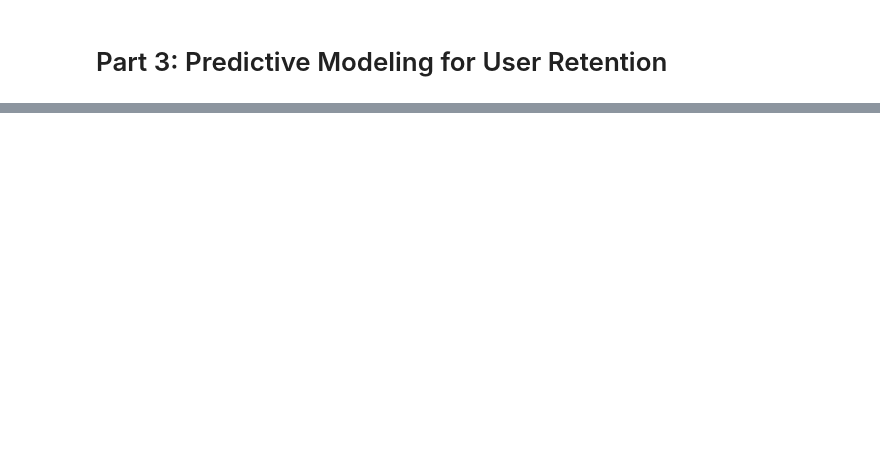
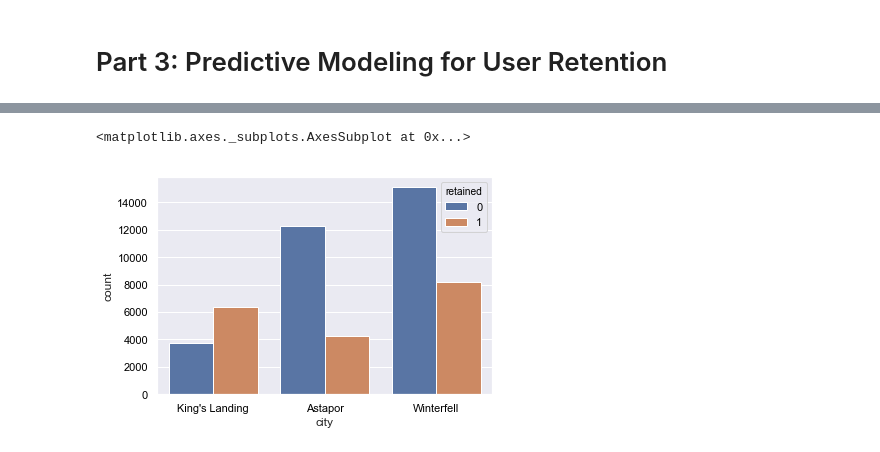
Before and after one commit to dorislin27/Springboard_Data_Sceicne_Track, a Jupyter notebook: ultimate_challenge/Ultimate_Challenge.ipynb, the cells around one changed output, grey strips where cells are left out. Saved outputs shown, nothing was run; the diff lists cells and outputs as text; code cells hidden in the pictures; blank space fills up the shorter version.

```diff
--- a/ultimate_challenge/Ultimate_Challenge.ipynb
+++ b/ultimate_challenge/Ultimate_Challenge.ipynb
@@ -169,0 +300,6 @@ However, a toll bridge, with a two-way toll, between the two cities causes drive
+# %%
+# the influence of different cities
+sns.countplot(x='city', data= df, hue='retained')
+# %% [output]
+<matplotlib.axes._subplots.AxesSubplot at 0x...>
+[figure, added]
```
Also changed, not shown: parts of 25 cells of this notebook.
